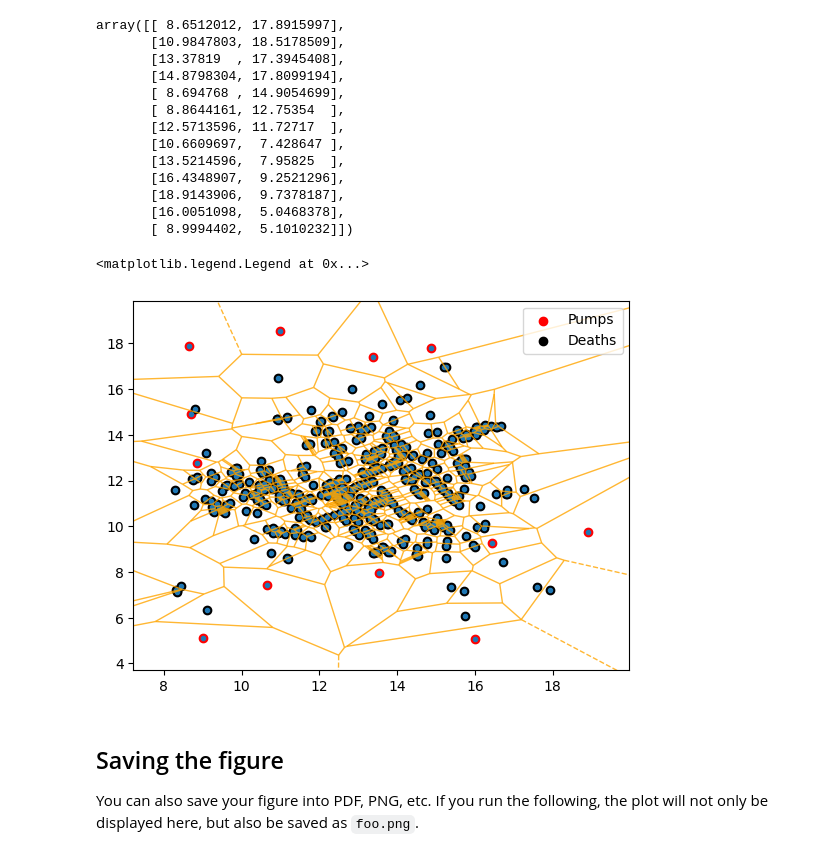
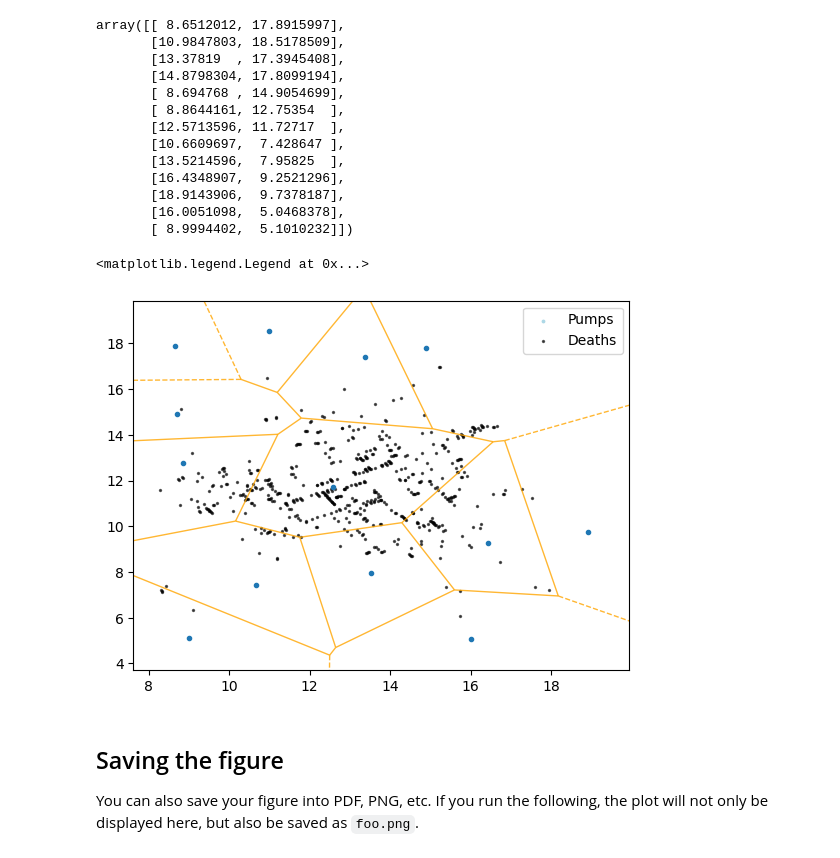
Before and after one commit to DenizIsikli/62444-DataVisualization-Analysis, a Jupyter notebook: Individual_works/dsb_s215775.ipynb, the cells around one changed output. Cells and saved outputs as stored; diff of their text form; code cells hidden in the pictures.

Commit message:
Updated Voronoi diagram

```diff
--- a/Individual_works/dsb_s215775.ipynb
+++ b/Individual_works/dsb_s215775.ipynb
@@ -301,23 +301,19 @@ array([[ 8.6512012, 17.8915997],
        [ 8.9994402,  5.1010232]])
 # %%
 # TODO: your code here
-import numpy as np #Import numpy to combine pump and death points
-death_points = death_df[['X', 'Y']].values #Declare death points
-combined_points = np.vstack([points, death_points]) #combining pump and death points
-
-diagram = Voronoi(combined_points) #Declare Voronoi diagram
+diagram = Voronoi(points) #Declare Voronoi diagram
 
 #Plot the Voronoi diagram using subplots
 fig, ax = plt.subplots()
 voronoi_plot_2d(diagram, ax=ax, show_vertices=False, line_colors='orange', line_width=1, line_alpha=0.8)
 
 #Plot the pumps and deaths to axes and add legend
-ax.scatter(pump_df['X'], pump_df['Y'], c='red', label='Pumps')
-ax.scatter(death_df['X'], death_df['Y'], c='black', label='Deaths')
+ax.scatter(pump_df['X'], pump_df['Y'], c='lightblue', label='Pumps', s= 3)
+ax.scatter(death_df['X'], death_df['Y'], c='black', label='Deaths', alpha= 0.6, s= 2)
 ax.legend()
 # %% [output]
 <matplotlib.legend.Legend at 0x...>
-[figure, old version]
+[figure, new version]
 # %% [markdown]
 ## Saving the figure
 
```
Also changed, not shown: parts of 1 cell of this notebook.
